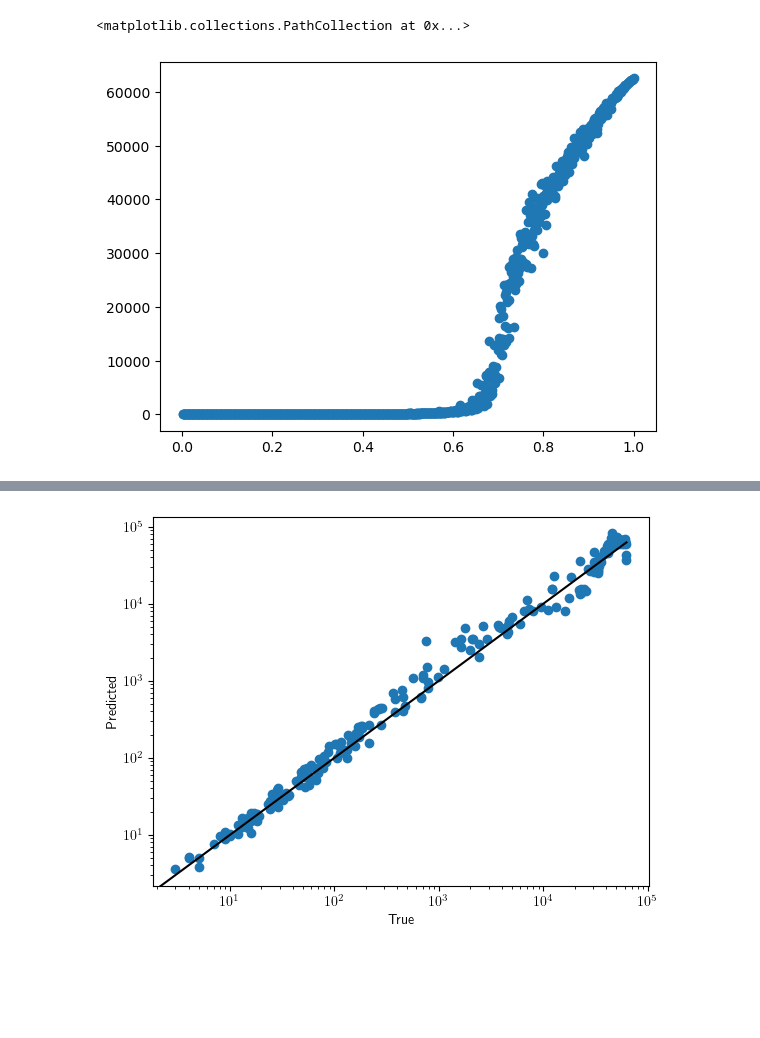
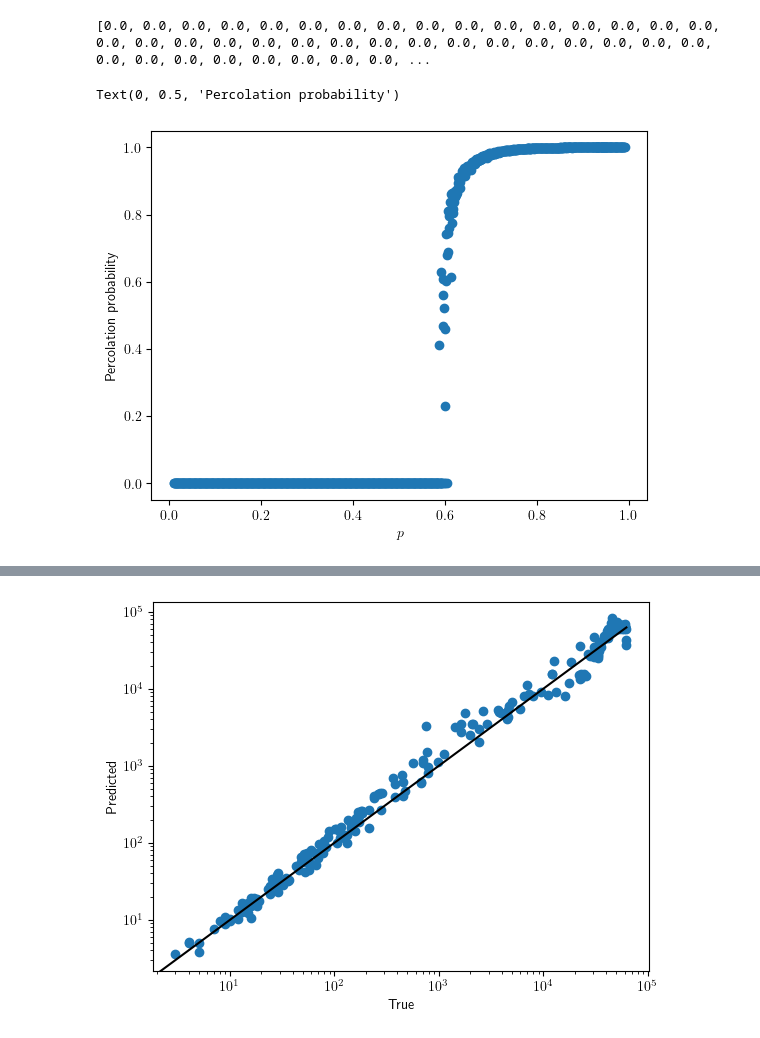
Before and after one commit to III-Derek/AMATH-495---Percolation, a Jupyter notebook: src/ml.ipynb, the cells around one changed output, grey strips where cells are left out. Drawn from its saved outputs; the diff is of its cells as text; code cells hidden in the pictures; blank space fills up the shorter version.

```diff
--- a/src/ml.ipynb
+++ b/src/ml.ipynb
@@ -27,21 +27,25 @@ import torchvision
 import matplotlib
 matplotlib.rcParams['text.usetex'] = True
 # %%
-path = r'C:\Users\jonat\OneDrive\Documents\programming\AnacondaProjects\PHYS495\final\data\perco_rgb_img'
+path = r'C:\Users\jonat\OneDrive\Documents\programming\AnacondaProjects\PHYS495\final\data\perco_prob'
 files = os.listdir(path)
 p_list = []
 N_list = []
 for file in files:
     p, N = file.split("_")
     p = float(p)
-    N = float(N.split('.')[0])
+    N = float(N[:-4])
     p_list.append(p)
     N_list.append(N)
 
+print(N_list)
 plt.scatter(p_list,N_list)
+plt.xlabel("$p$")
+plt.ylabel("Percolation probability")
 # %% [output]
-<matplotlib.collections.PathCollection at 0x...>
+[0.0, 0.0, 0.0, 0.0, 0.0, 0.0, 0.0, 0.0, 0.0, 0.0, 0.0, 0.0, 0.0, 0.0, 0.0, 0.0, 0.0, 0.0, 0.0, 0.0, 0.0, 0.0, 0.0, 0.0, 0.0, 0.0, 0.0, 0.0, 0.0, 0.0, 0.0, 0.0, 0.0, 0.0, 0.0, 0.0, 0.0, 0.0, 0.0, 0.0, ...
+Text(0, 0.5, 'Percolation probability')
-[figure, old version]
+[figure, new version]
 # %%
 
 device = torch.device('cuda')
```
Also changed, not shown: 1 other file.
